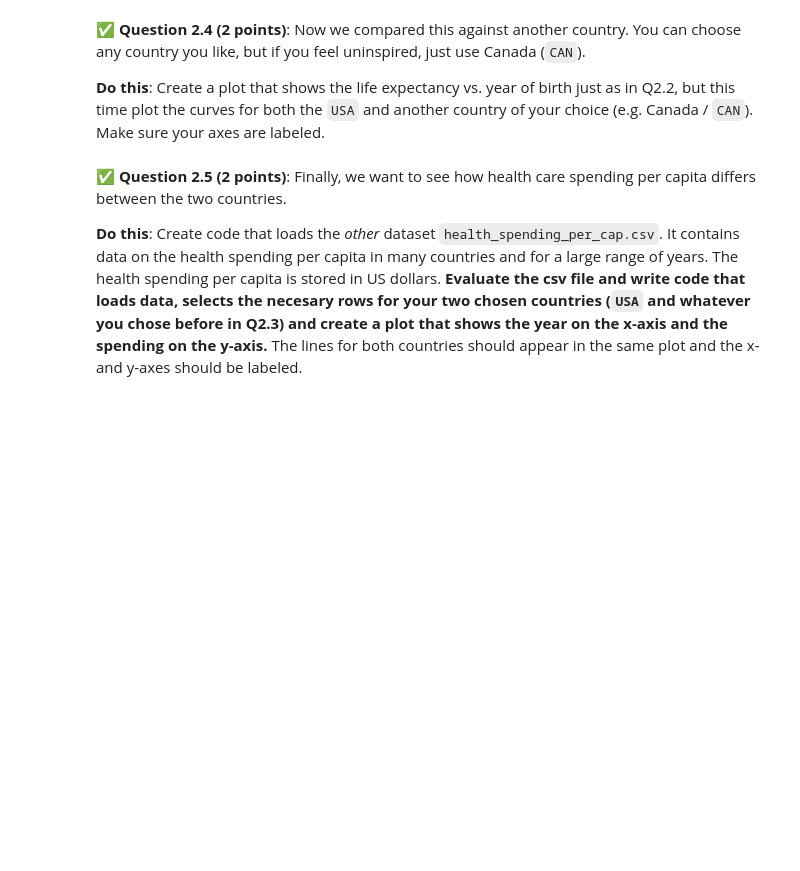
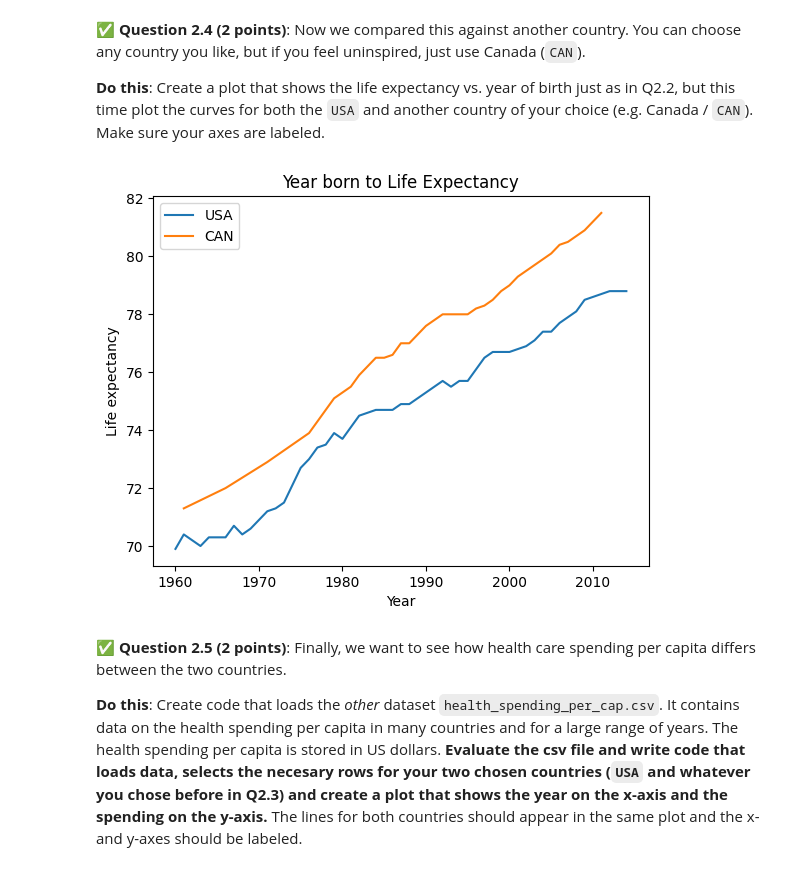
Before and after one commit to arshwasnik/cmse202-s26-turnin, a Jupyter notebook: midterm/CMSE202_PracticeMidterm.ipynb, the cells around one changed output. Cells and saved outputs as stored; diff of their text form; code cells hidden in the pictures; blank space fills up the shorter version.

```diff
--- a/midterm/CMSE202_PracticeMidterm.ipynb
+++ b/midterm/CMSE202_PracticeMidterm.ipynb
@@ -109,3 +144,16 @@ You will need to download two files from this repository, `health_spending_per_c
+# %%
+can_life_data = life_exp_data[life_exp_data["LOCATION"] == "CAN"]
+
+plt.plot(us_life_data["TIME"], us_life_data["Value"])
+plt.plot(can_life_data["TIME"], can_life_data["Value"])
+plt.title("Year born to Life Expectancy")
+plt.xlabel("Year")
+plt.ylabel("Life expectancy")
+
+plt.legend(["USA", "CAN"])
+plt.show()
+# %% [output]
+[figure, added]
 # %% [markdown]
 &#9989; **Question 2.5 (2 points)**: Finally, we want to see how health care spending per capita differs between the two countries.
 
```
Also changed, not shown: parts of 10 cells of this notebook.
